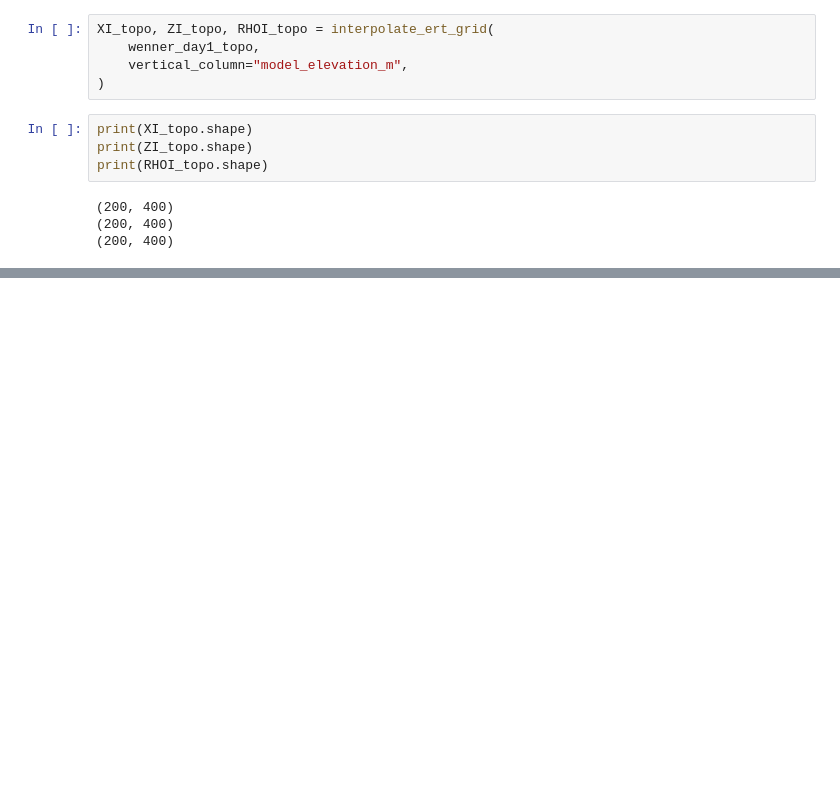
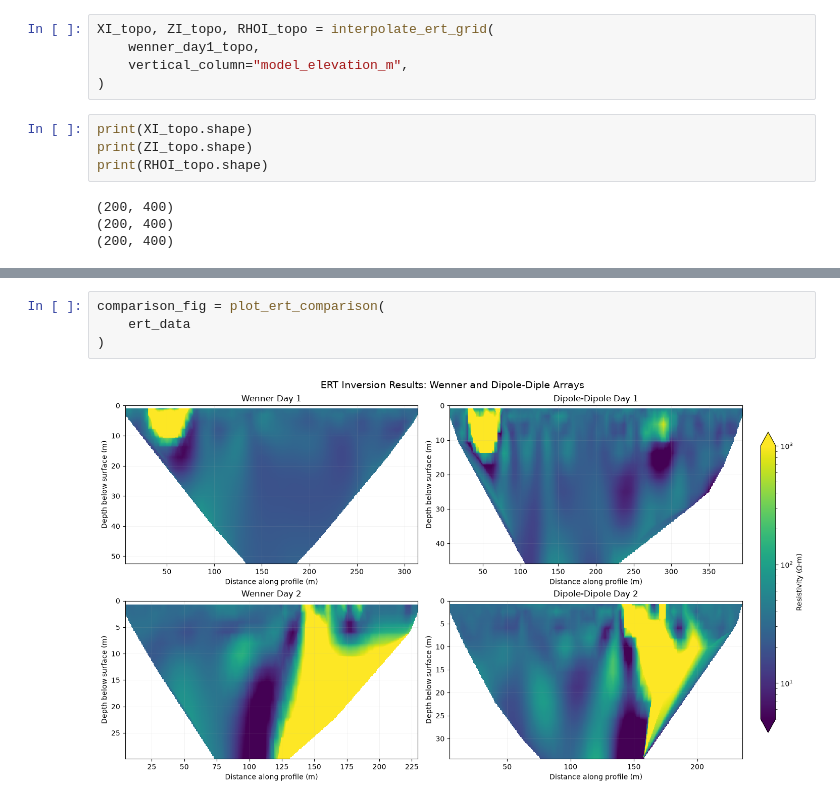
Before and after one commit to thejuanestevez/ert-project, a Jupyter notebook: notebooks/ert_visualization.ipynb, the cells around one changed output, grey strips where cells are left out. Cells and saved outputs as stored; diff of their text form; blank space fills up the shorter version.

```diff
--- a/notebooks/ert_visualization.ipynb
+++ b/notebooks/ert_visualization.ipynb
@@ -198,0 +211,6 @@ print(RHOI_topo.shape)
+# %%
+comparison_fig = plot_ert_comparison(
+    ert_data
+)
+# %% [output]
+[figure, added]
```
Also changed, not shown: parts of 4 cells of this notebook, 1 other file.
